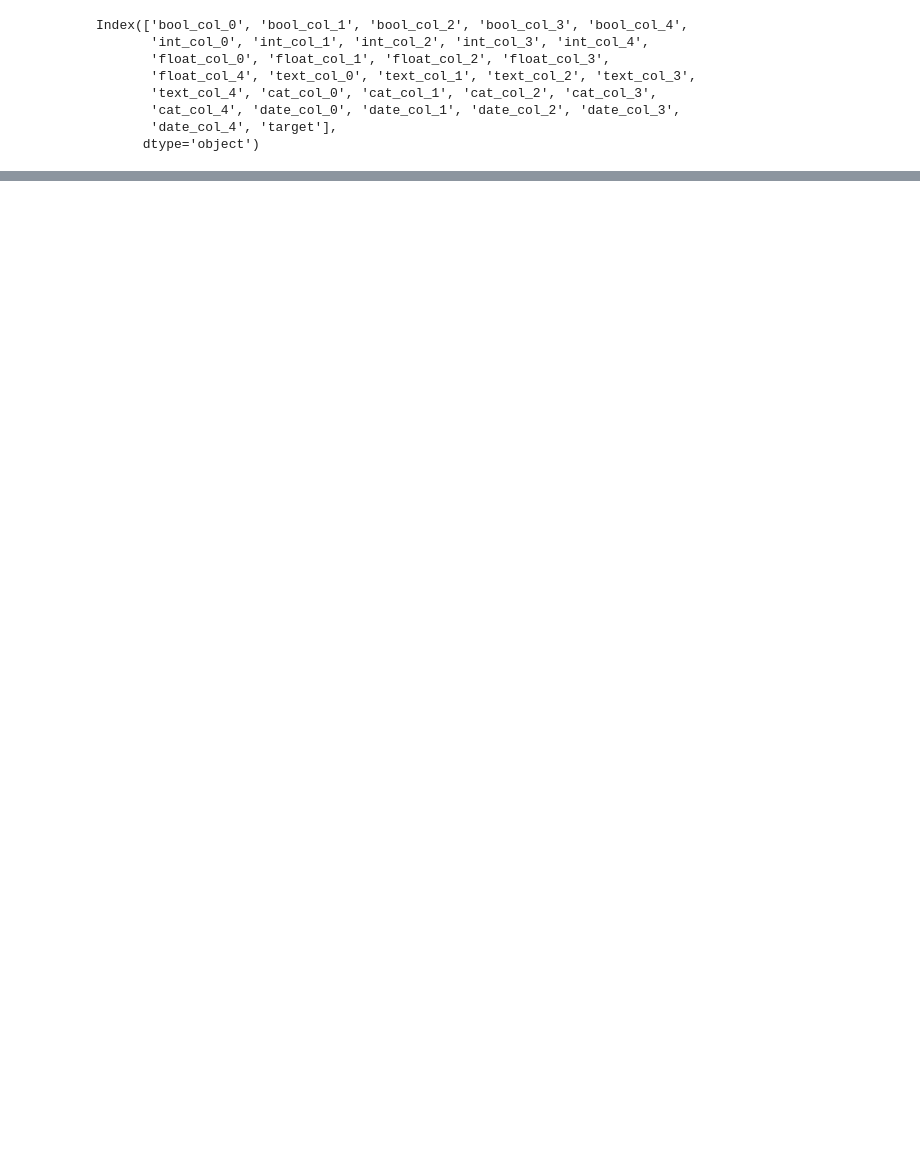
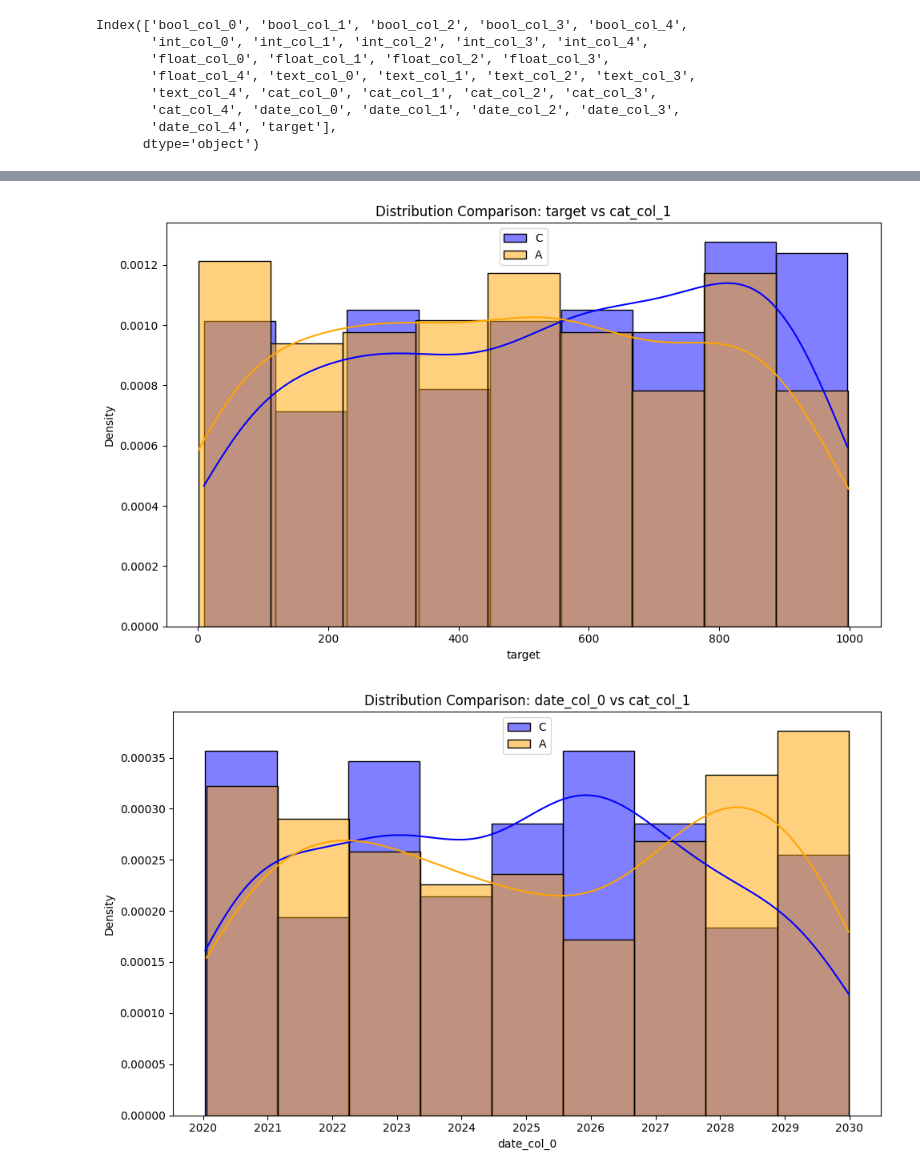
Before and after one commit to varuntotakura/SampleCodes, a Jupyter notebook: Notebooks/EDA.ipynb, the cells around one changed output, grey strips where cells are left out. Drawn from its saved outputs; the diff is of its cells as text; code cells hidden in the pictures; blank space fills up the shorter version.

```diff
--- a/Notebooks/EDA.ipynb
+++ b/Notebooks/EDA.ipynb
@@ -726,0 +766,5 @@ compare_group_distributions(df, group_col='bool_col_3', value_col='target', plot
+# %%
+compare_group_distributions(df, group_col='cat_col_1', value_cols=['target', 'date_col_0'], plot=True)
+# %% [output]
+[figure, added]
+[figure, added]
```
Also changed, not shown: parts of 13 cells of this notebook, 1 other file.
